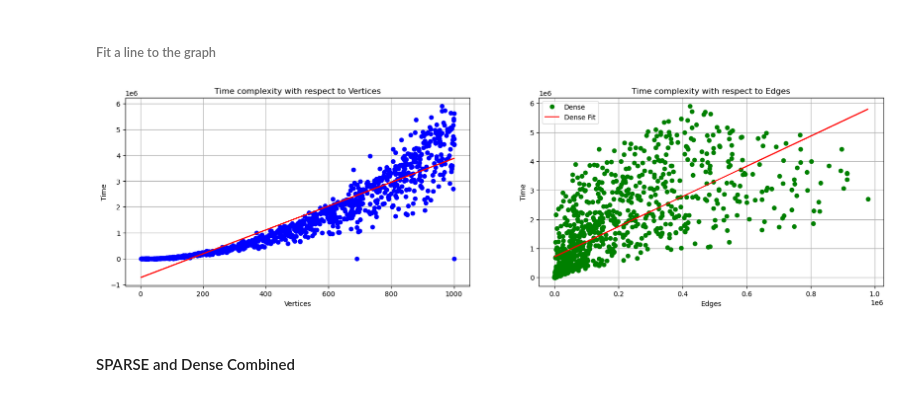
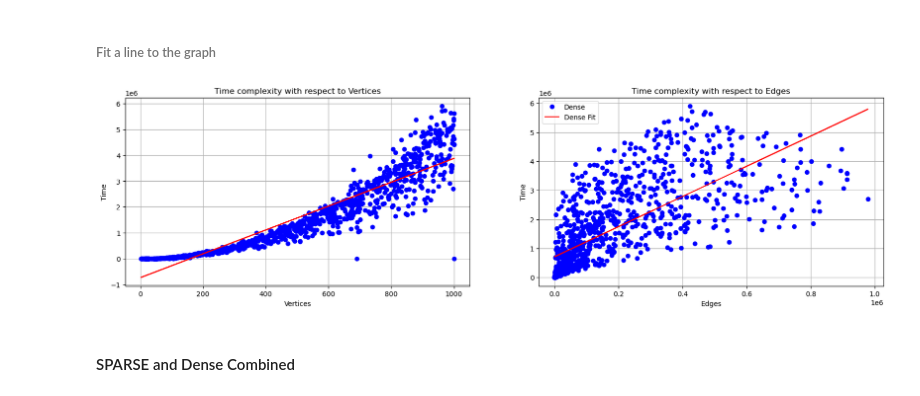
Before and after one commit to ChoWei0310/SC2001-Algorithm-Design, a Jupyter notebook: Lab2/SC2001_ExampleClass_2.ipynb, the cells around one changed output. Cells and saved outputs as stored; diff of their text form; code cells hidden in the pictures.

```diff
--- a/Lab2/SC2001_ExampleClass_2.ipynb
+++ b/Lab2/SC2001_ExampleClass_2.ipynb
@@ -197,33 +197,33 @@ plt.show()
 # %%
 dense_fit_vertices1 = np.polyfit(method1_df_dense['Vertices'], method1_df_dense['Time Array (Method 1)'], 1)
 dense_fit_edges1 = np.polyfit(method1_df_dense['Edges'], method1_df_dense['Time Array (Method 1)'], 1)
 
 # Define the fitted line equations
 dense_line_vertices1 = np.polyval(dense_fit_vertices1, method1_df_dense['Vertices'])
 dense_line_edges1 = np.polyval(dense_fit_edges1, method1_df_dense['Edges'])
 
 fig, ax = plt.subplots(1,2, figsize=(20, 5))
 
 # Plot for Vertices
 ax[0].plot(method1_df_dense['Vertices'], method1_df_dense['Time Array (Method 1)'], 'o', color='b', label='Dense')
 ax[0].plot(method1_df_dense['Vertices'], dense_line_vertices1, '-', color='r', label='Dense Fit')
 ax[0].set_title('Time complexity with respect to Vertices')
 ax[0].set_xlabel('Vertices')
 ax[0].set_ylabel('Time')
 ax[0].grid(True)
 
 # Plot for Edges
-ax[1].plot(method1_df_dense['Edges'], method1_df_dense['Time Array (Method 1)'], 'o', color='g', label='Dense')
+ax[1].plot(method1_df_dense['Edges'], method1_df_dense['Time Array (Method 1)'], 'o', color='b', label='Dense')
 ax[1].plot(method1_df_dense['Edges'], dense_line_edges1, '-', color='r', label='Dense Fit')
 ax[1].set_title('Time complexity with respect to Edges')
 ax[1].set_xlabel('Edges')
 ax[1].set_ylabel('Time')
 ax[1].grid(True)
 
 plt.legend()
 plt.show()
 # %% [output]
-[figure, old version]
+[figure, new version]
 # %% [markdown]
 #### SPARSE and Dense Combined
 # %%
```
Also changed, not shown: parts of 15 cells of this notebook.
